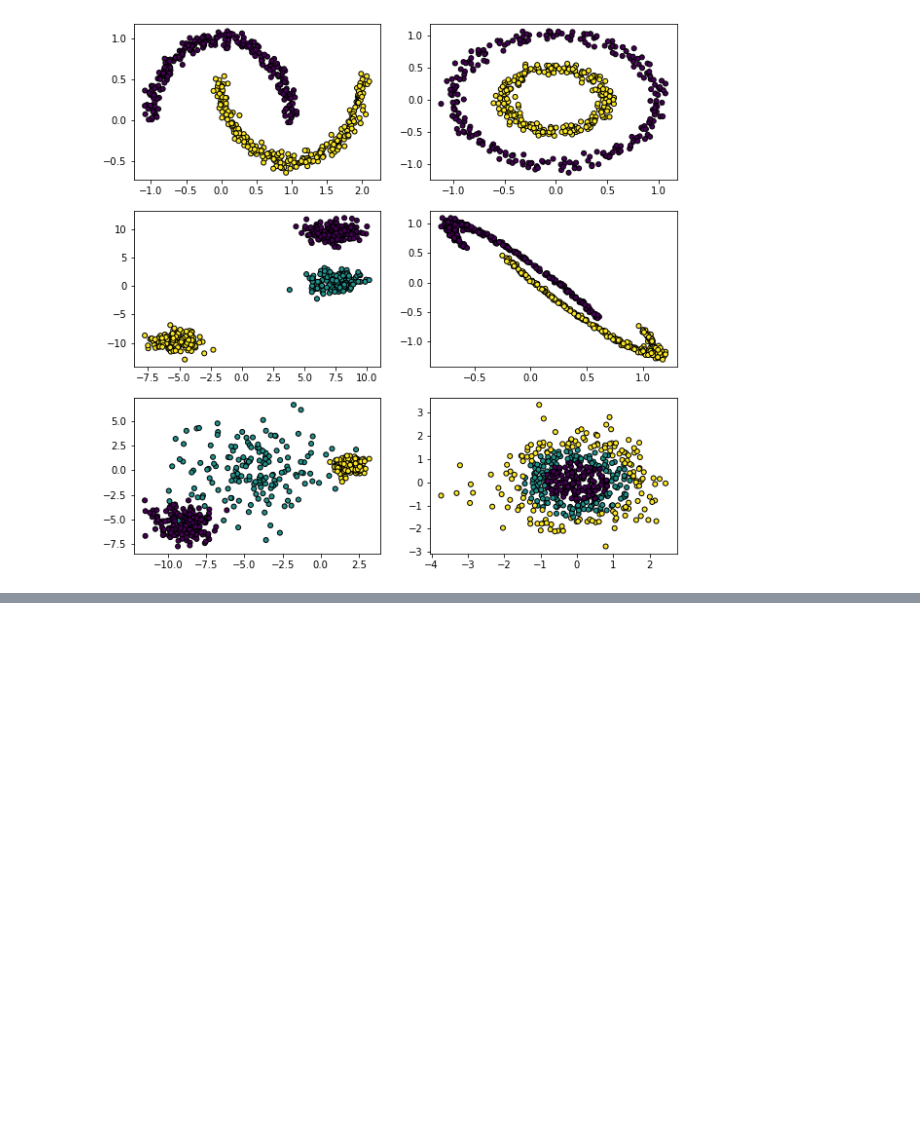
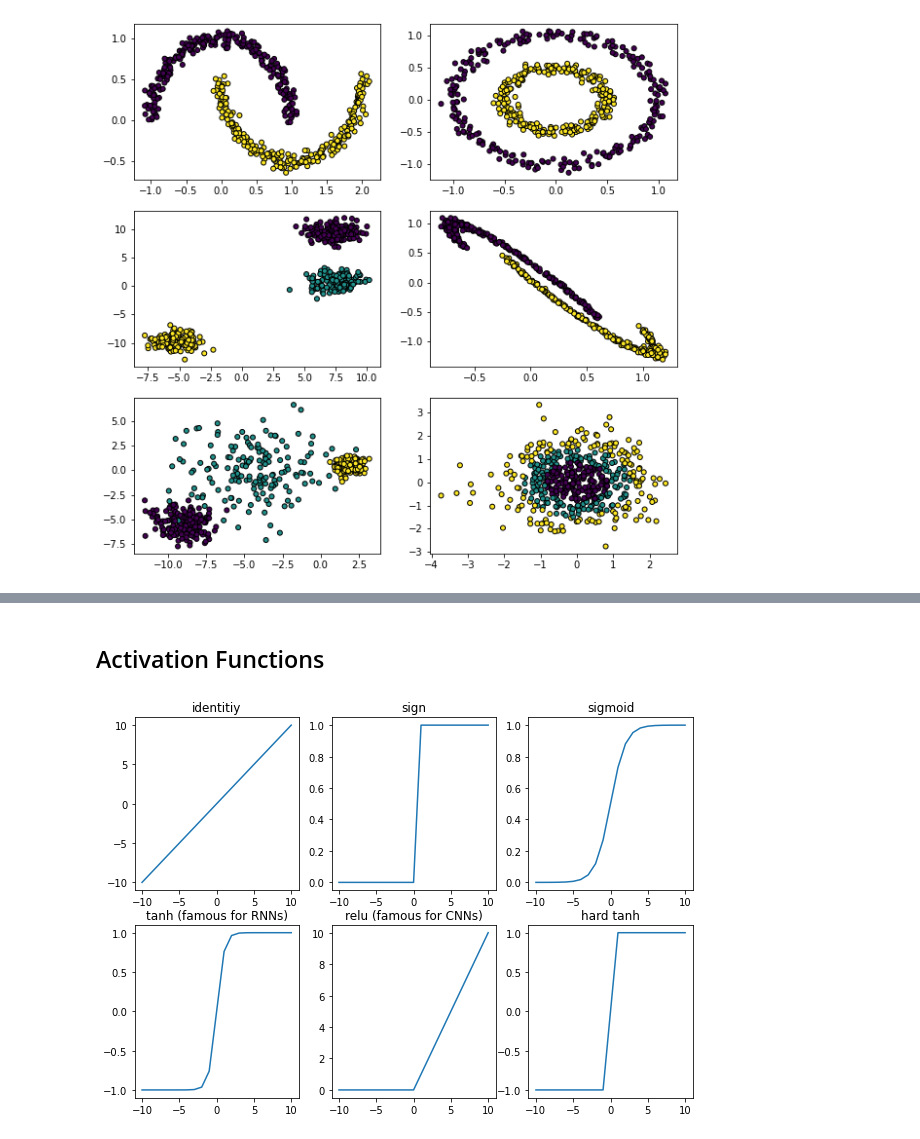
Before and after one commit to safakkbilici/Deep-Learning-Lecture-2020-2021-First-Term, a Jupyter notebook: lecture notes/03-Deep-Learning.ipynb, the cells around one changed output, grey strips where cells are left out. Saved outputs shown, nothing was run; the diff lists cells and outputs as text; code cells hidden in the pictures; blank space fills up the shorter version.

Commit message:
actiovation functions

```diff
--- a/lecture notes/03-Deep-Learning.ipynb
+++ b/lecture notes/03-Deep-Learning.ipynb
@@ -93,0 +198,30 @@ axs[2,1].scatter(X_gaussv[:, 0], X_gaussv[:, 1], marker='o', c=Y_gaussv,
+# %% [markdown]
+## Activation Functions
+# %%
+import numpy as np
+import matplotlib.pyplot as plt
+fig, axs = plt.subplots(2,3,figsize = (10,7))
+x = range(-10,11)
+
+identity_y = np.array(x)
+sign_y = np.array([1 if point>0 else 0 for point in x ])
+sigmoid_y = np.array(1/(1+np.exp(-np.array(x))))
+tanh_y = np.array((np.exp(2 * np.array(x)) - 1)/(np.exp(2* np.array(x)) + 1))
+relu_y = np.array([0 if point<0 else point for point in x])
+hardtanh_y = np.array([maxp if maxp>-1 else -1 for maxp in [point if point<1 else 1 for point in np.array(x)]])
+
+
+axs[0,0].plot(x,identity_y)
+axs[0,0].set_title('identitiy')
+axs[0,1].plot(x,sign_y)
+axs[0,1].set_title('sign')
+axs[0,2].plot(x,sigmoid_y)
+axs[0,2].set_title('sigmoid')
+axs[1,0].plot(x,tanh_y)
+axs[1,0].set_title('tanh (famous for RNNs)')
+axs[1,1].plot(x,relu_y)
+axs[1,1].set_title('relu (famous for CNNs)')
+axs[1,2].plot(x,hardtanh_y)
+axs[1,2].set_title('hard tanh');
+# %% [output]
+[figure, added]
```
Also changed, not shown: parts of 14 cells of this notebook.
